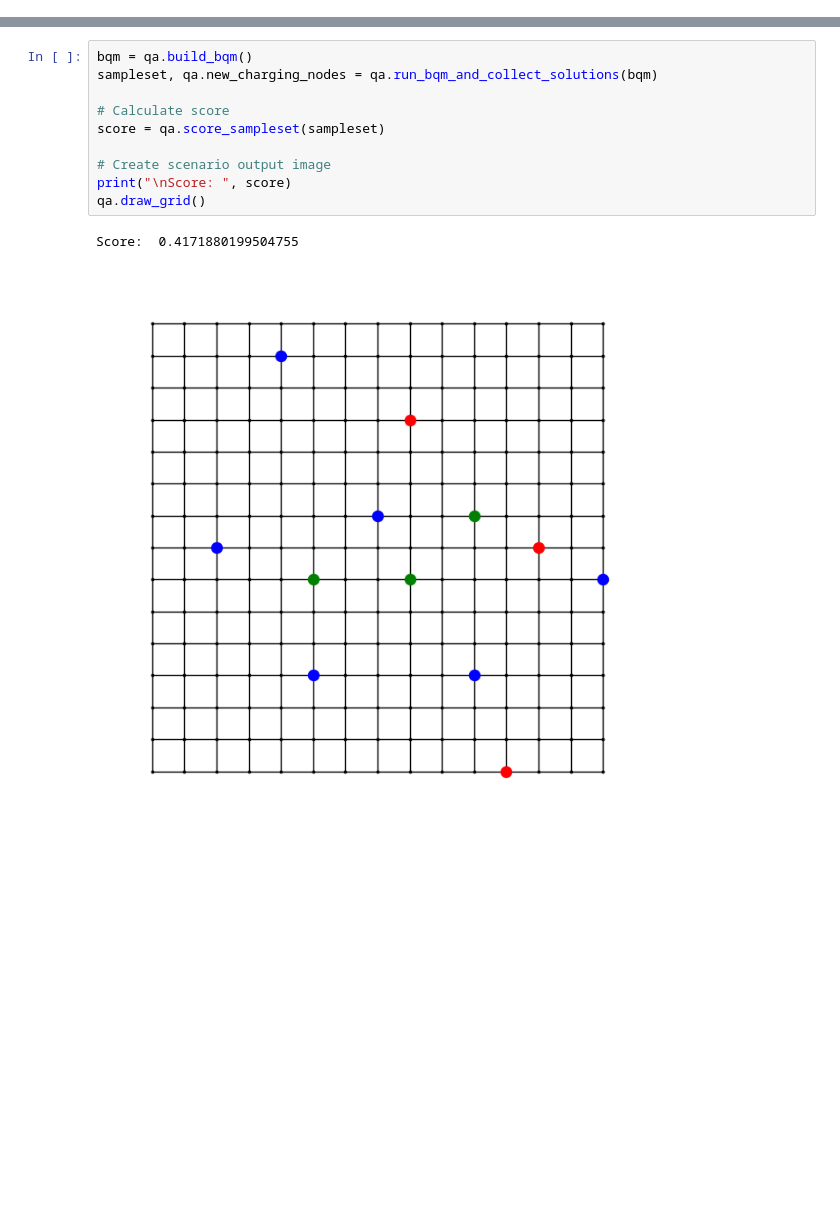
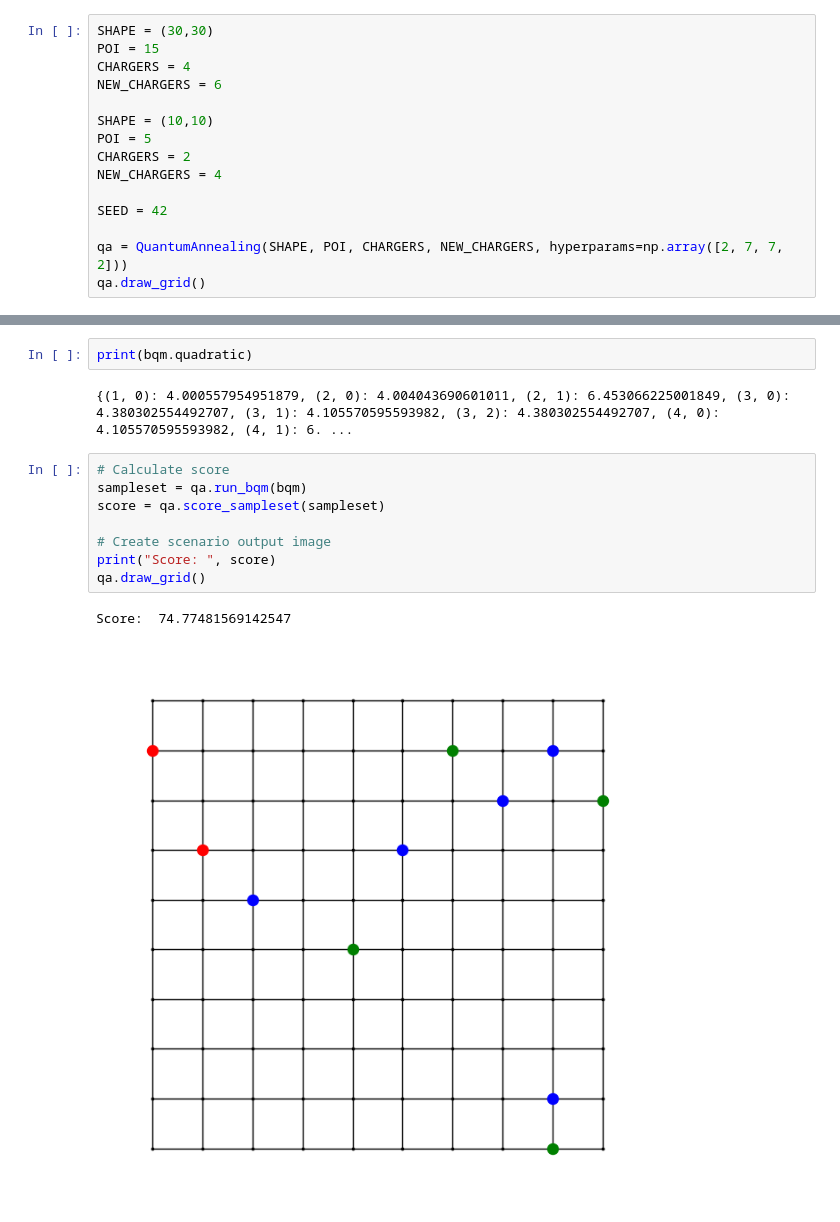
Before and after one commit to morf1102/ev-charger-dwave, a Jupyter notebook: QA.ipynb, the cells around one changed output, grey strips where cells are left out. Saved outputs shown, nothing was run; the diff lists cells and outputs as text; blank space fills up the shorter version.

```diff
--- a/QA.ipynb
+++ b/QA.ipynb
@@ -27,0 +8,15 @@ array([3.46171877, 1.85156246, 2.9017289 , 5.02177708])
+# %%
+SHAPE = (30,30)
+POI = 15
+CHARGERS = 4
+NEW_CHARGERS = 6
+
+SHAPE = (10,10)
+POI = 5
+CHARGERS = 2
+NEW_CHARGERS = 4
+
+SEED = 42
+
+qa = QuantumAnnealing(SHAPE, POI, CHARGERS, NEW_CHARGERS, hyperparams=np.array([2, 7, 7, 2]))
+qa.draw_grid()
@@ -28,13 +29,15 @@ array([3.46171877, 1.85156246, 2.9017289 , 5.02177708])
+# %%
+print(bqm.quadratic)
+# %% [output]
+{(1, 0): 4.000557954951879, (2, 0): 4.004043690601011, (2, 1): 6.453066225001849, (3, 0): 4.380302554492707, (3, 1): 4.105570595593982, (3, 2): 4.380302554492707, (4, 0): 4.105570595593982, (4, 1): 6. ...
 # %%
-bqm = qa.build_bqm()
-sampleset, qa.new_charging_nodes = qa.run_bqm_and_collect_solutions(bqm)
-
 # Calculate score
+sampleset = qa.run_bqm(bqm)
 score = qa.score_sampleset(sampleset)
 
 # Create scenario output image
-print("\nScore: ", score)
+print("Score: ", score)
 qa.draw_grid()
 # %% [output]
-Score:  0.4171880199504755
+Score:  74.77481569142547
-[figure, old version]
+[figure, new version]
```
Also changed, not shown: parts of 7 cells of this notebook, 1 other file.
